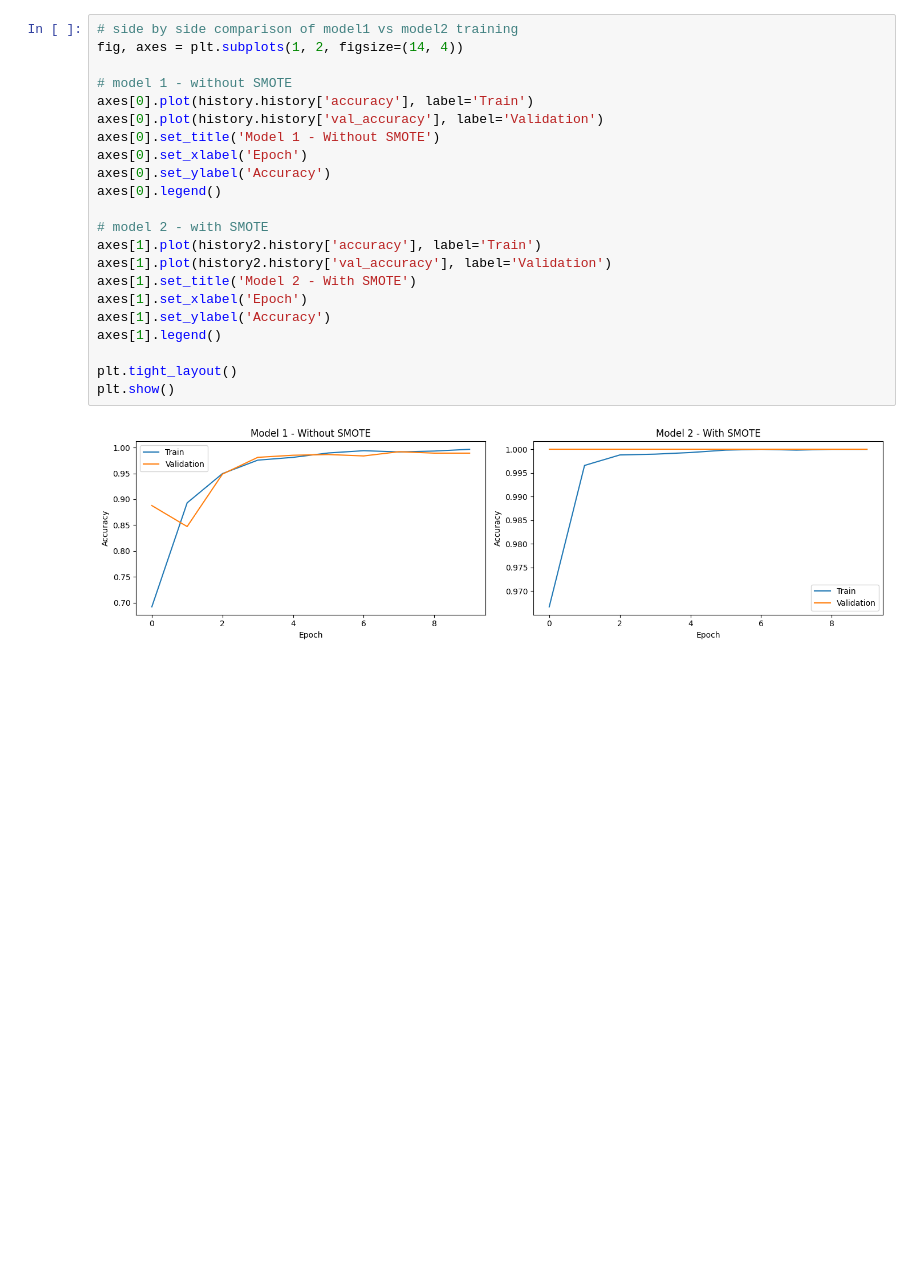
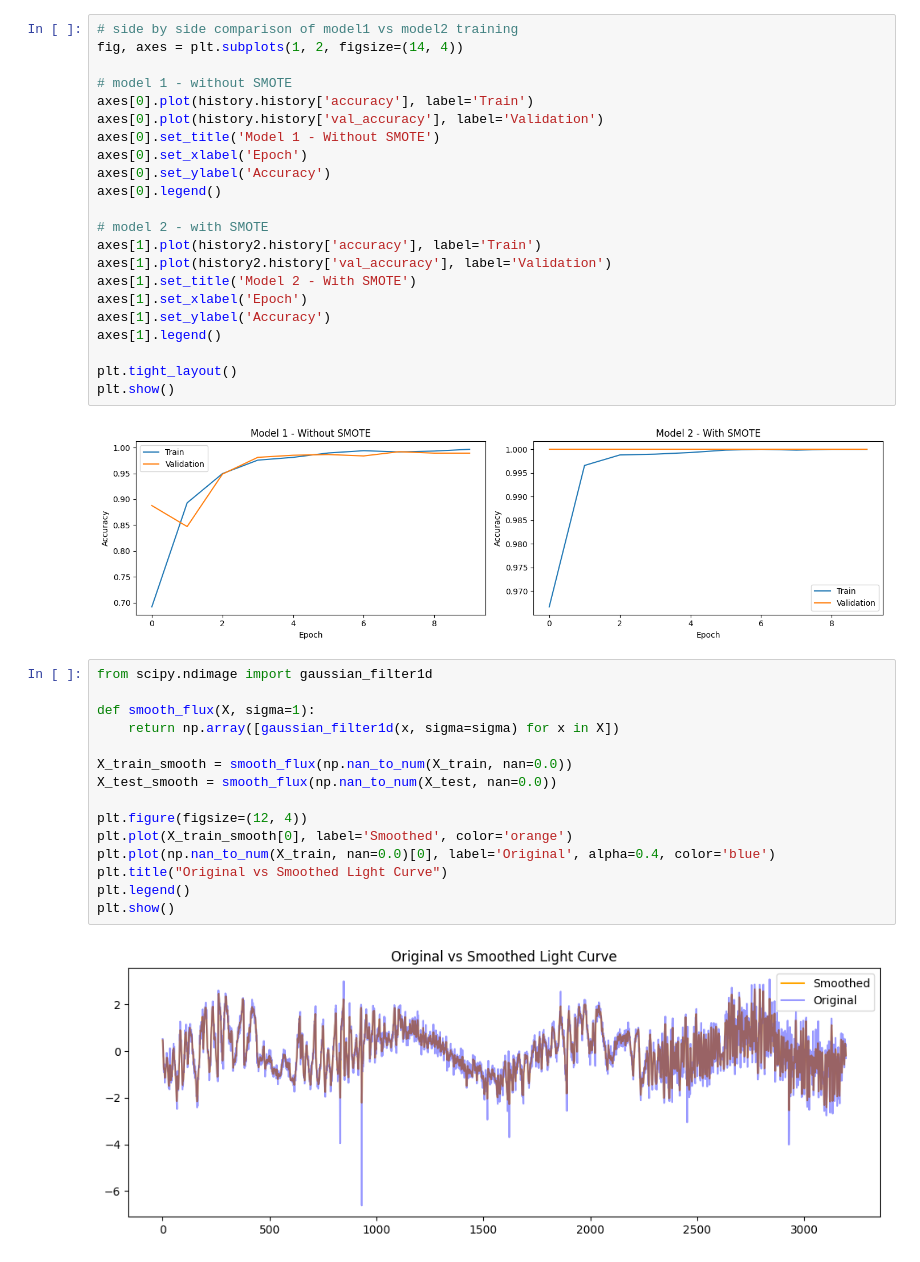
Before and after one commit to anuragsingh7058/exoplanet-detection, a Jupyter notebook: exoplanet_pipeline.ipynb, the cells around one changed output. Saved outputs shown, nothing was run; the diff lists cells and outputs as text; blank space fills up the shorter version.

Commit message:
Day 2: Gaussian smoothing, 3-layer CNN, loss curves, model saved

```diff
--- a/exoplanet_pipeline.ipynb
+++ b/exoplanet_pipeline.ipynb
@@ -324,3 +324,20 @@ plt.tight_layout()
 plt.show()
 # %% [output]
 [figure]
+# %%
+from scipy.ndimage import gaussian_filter1d
+
+def smooth_flux(X, sigma=1):
+    return np.array([gaussian_filter1d(x, sigma=sigma) for x in X])
+
+X_train_smooth = smooth_flux(np.nan_to_num(X_train, nan=0.0))
+X_test_smooth = smooth_flux(np.nan_to_num(X_test, nan=0.0))
+
+plt.figure(figsize=(12, 4))
+plt.plot(X_train_smooth[0], label='Smoothed', color='orange')
+plt.plot(np.nan_to_num(X_train, nan=0.0)[0], label='Original', alpha=0.4, color='blue')
+plt.title("Original vs Smoothed Light Curve")
+plt.legend()
+plt.show()
+# %% [output]
+[figure, added]
```
Also changed, not shown: parts of 4 cells of this notebook.
